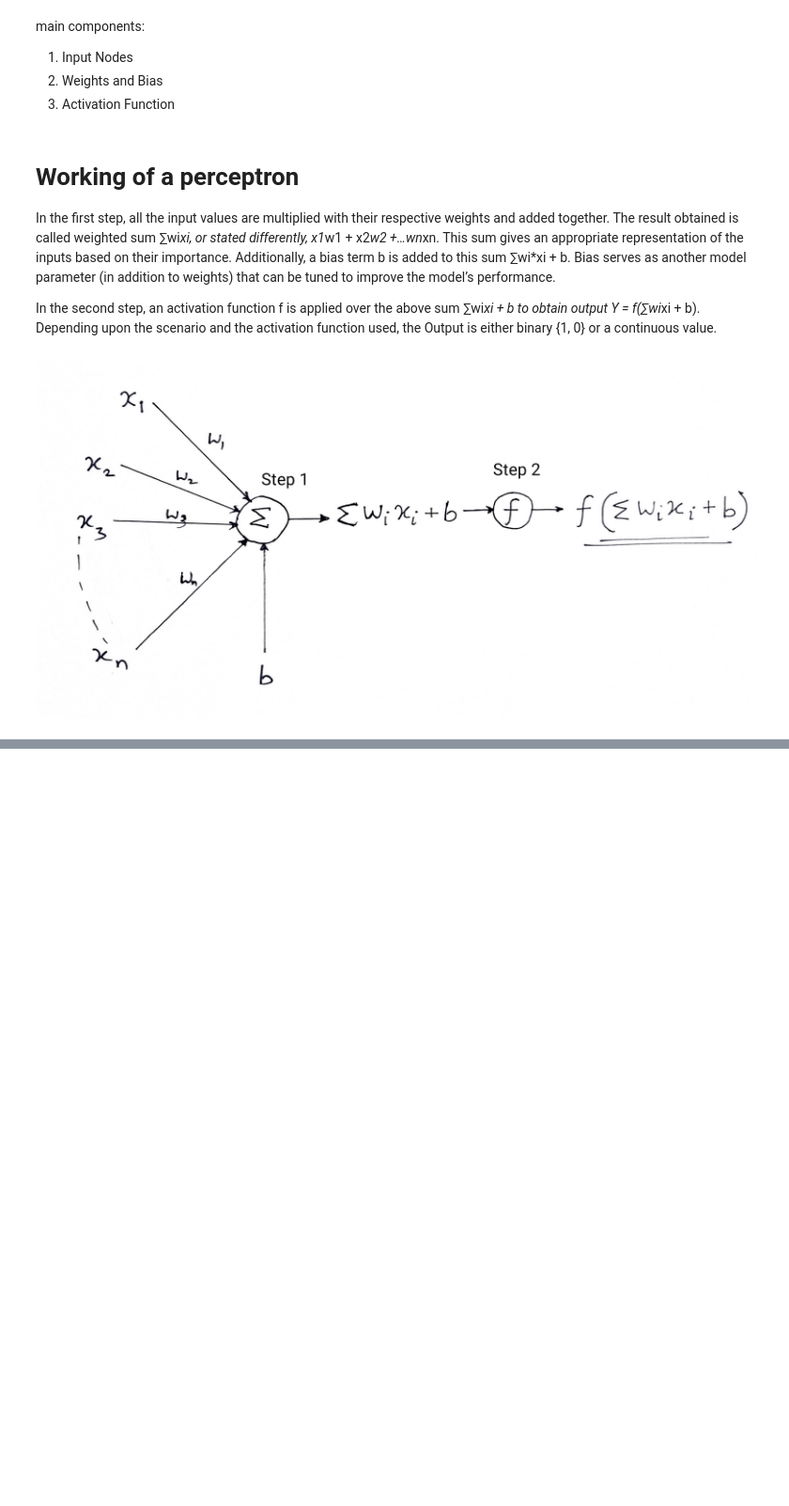
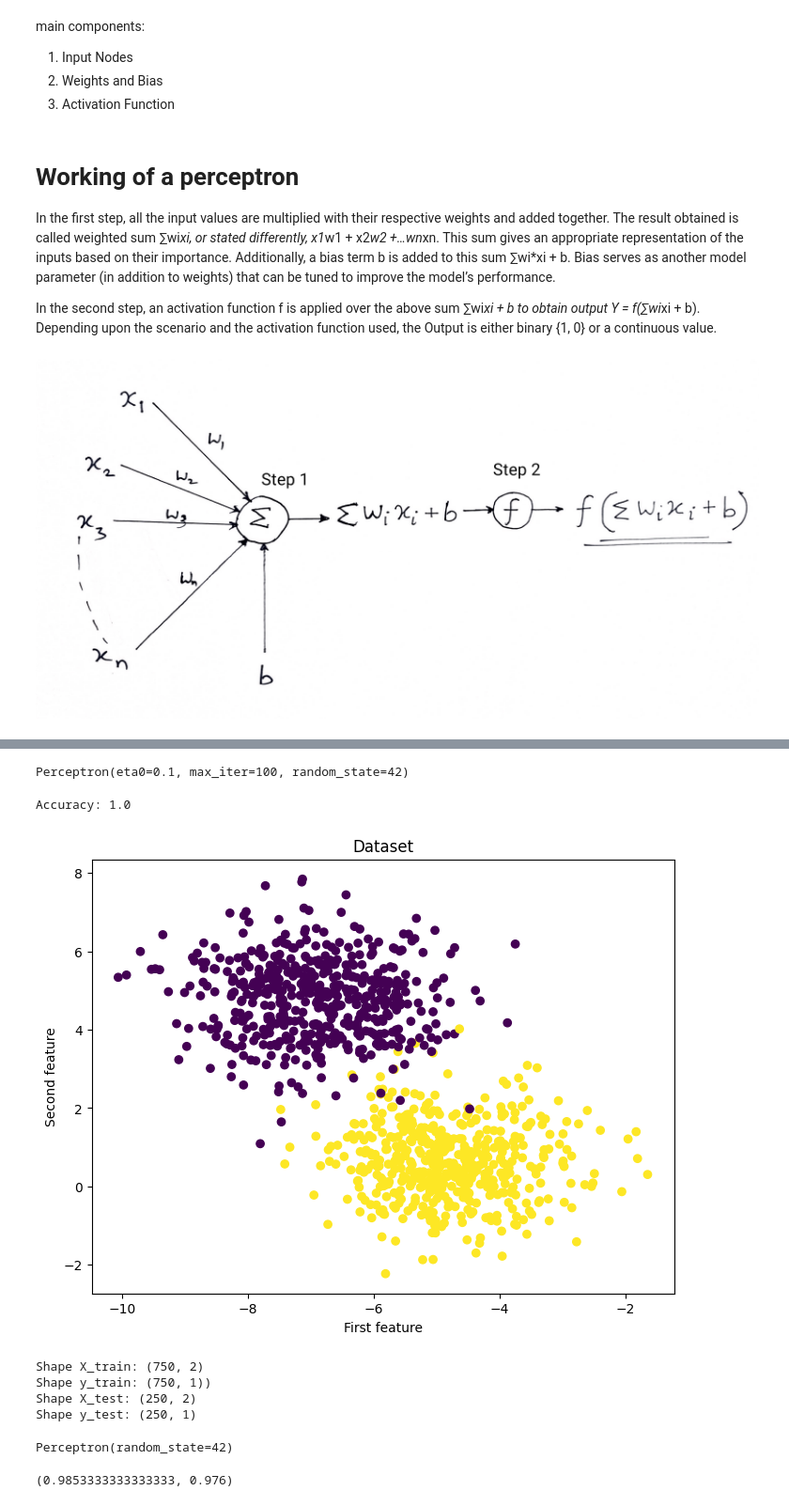
Before and after one commit to sayande01/Deep_Learning, a Jupyter notebook: Deep Learning - Perceptron.ipynb, the cells around one changed output, grey strips where cells are left out. Shown at 94% size. Saved outputs shown, nothing was run; the diff lists cells and outputs as text; code cells hidden in the pictures; blank space fills up the shorter version.

```diff
--- a/Deep Learning - Perceptron.ipynb
+++ b/Deep Learning - Perceptron.ipynb
@@ -32,0 +40,14 @@ from mlxtend
+# %%
+#Making a perceptron classifier
+perceptron = Perceptron(max_iter=100, eta0=0.1, random_state=42)
+perceptron.fit(X_train, y_train)
+# %% [output]
+Perceptron(eta0=0.1, max_iter=100, random_state=42)
+# %%
+#Making prediction on test data
+y_pred = perceptron.predict(X_test)
+#Finding accuracy
+accuracy = accuracy_score(y_test, y_pred)
+print(f'Accuracy: {accuracy}')
+# %% [output]
+Accuracy: 1.0
@@ -32,0 +64,23 @@ from mlxtend
+# %%
+X, y = make_blobs(n_samples=1000, centers=2, random_state= 12)
+fig = plt.figure(figsize=(8,6))
+plt.scatter(X[:,0], X[:,1], c=y)
+plt.title("Dataset")
+plt.xlabel("First feature")
+plt.ylabel("Second feature")
+plt.show()
+# %% [output]
+[figure, added]
+# %%
+y_true = y[:, np.newaxis]
+
+X_train, X_test, y_train, y_test = train_test_split(X, y_true)
+print(f'Shape X_train: {X_train.shape}')
+print(f'Shape y_train: {y_train.shape})')
+print(f'Shape X_test: {X_test.shape}')
+print(f'Shape y_test: {y_test.shape}')
+# %% [output]
+Shape X_train: (750, 2)
+Shape y_train: (750, 1))
+Shape X_test: (250, 2)
+Shape y_test: (250, 1)
@@ -32,0 +89,9 @@ from mlxtend
+# %%
+pr = Perceptron(max_iter=1000,random_state=42)
+pr.fit(X_train,y_train)
+# %% [output]
+Perceptron(random_state=42)
+# %%
+pr.score(X_train, y_train),pr.score(X_test, y_test)
+# %% [output]
+(0.9853333333333333, 0.976)
```
Also changed, not shown: parts of 13 cells of this notebook.
